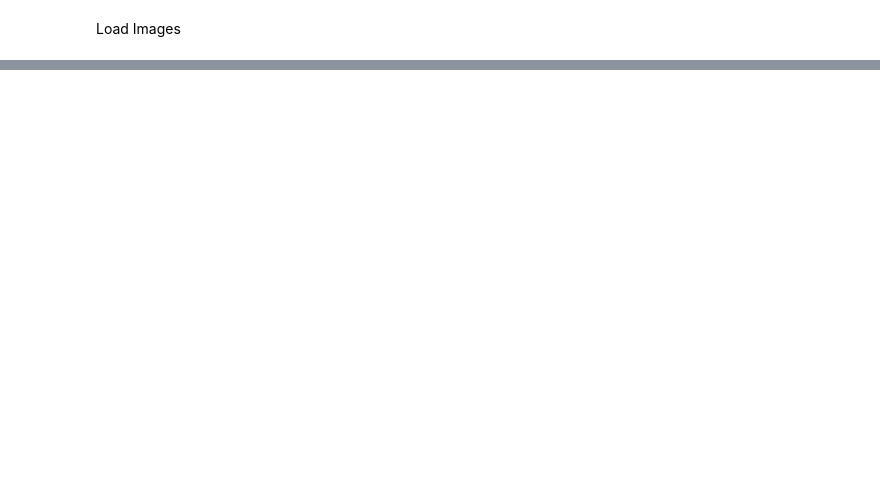
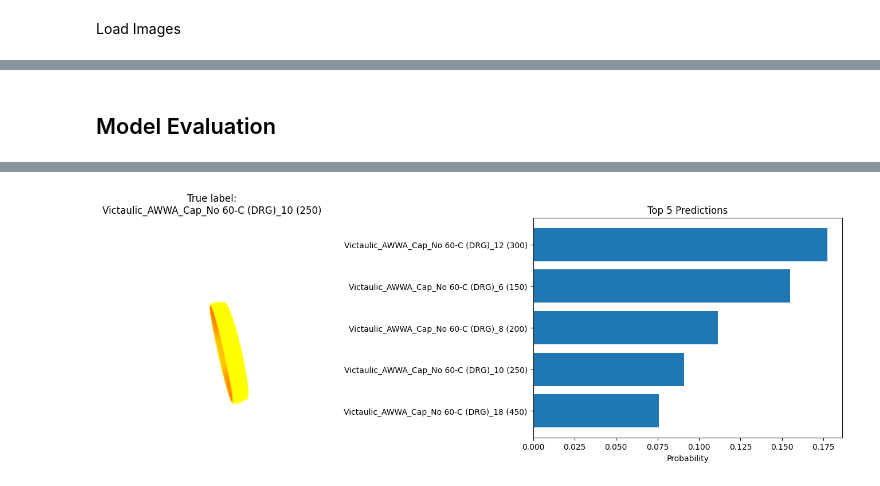
Before and after one commit to gtadams/2156-Final-Project, a Jupyter notebook: 2.156finalCNN.ipynb, the cells around one changed output, grey strips where cells are left out. Drawn from its saved outputs; the diff is of its cells as text; code cells hidden in the pictures; blank space fills up the shorter version.

```diff
--- a/2.156finalCNN.ipynb
+++ b/2.156finalCNN.ipynb
@@ -256 +342,3 @@ Epoch 10/10 | Train Loss: 2.1243 | Val Loss: 2.5977 | Val Acc: 0.1894
+# %% [markdown]
+## Model Evaluation
 # %%
@@ -274,3 +359,46 @@ with torch.no_grad():
 
 all_preds = np.array(all_preds)
 all_labels = np.array(all_labels)
+# %%
+import matplotlib.pyplot as plt
+import torch.nn.functional as F
+
+def show_topk_prediction(model, dataset, k=5, index=2000):
+    model.eval()
+
+    # Get image + label
+    img, label = dataset[index]
+    img_batch = img.unsqueeze(0).to(device)
+
+    # Forward pass
+    with torch.no_grad():
+        logits = model(img_batch)
+        probs = F.softmax(logits, dim=1)[0]
+        topk_probs, topk_idx = torch.topk(probs, k=k)
+
+    # Convert to numpy for plotting
+    topk_probs = topk_probs.cpu().numpy()
+    topk_idx = topk_idx.cpu().numpy()
+
+    class_names = dataset.classes
+    topk_labels = [class_names[i] for i in topk_idx]
+
+    # Plot
+    fig, ax = plt.subplots(1, 2, figsize=(14, 5))
+
+    # Show image
+    ax[0].imshow(img.permute(1, 2, 0))  # CHW -> HWC
+    ax[0].set_title(f"True label:\n{class_names[label]}")
+    ax[0].axis("off")
+
+    # Show bar chart
+    ax[1].barh(topk_labels[::-1], topk_probs[::-1])
+    ax[1].set_title(f"Top {k} Predictions")
+    ax[1].set_xlabel("Probability")
+
+    plt.tight_layout()
+    plt.show()
+
+# Example: show 1st test image
+show_topk_prediction(model, test_data, k=5, index=0)
+# %% [output]
@@ -277,3 +406,4 @@ all_labels = np.array(all_labels)
+[figure, added]
 # %%
 from sklearn.metrics import confusion_matrix
 import matplotlib.pyplot as plt
```
Also changed, not shown: parts of 32 cells of this notebook, 1 other file.
